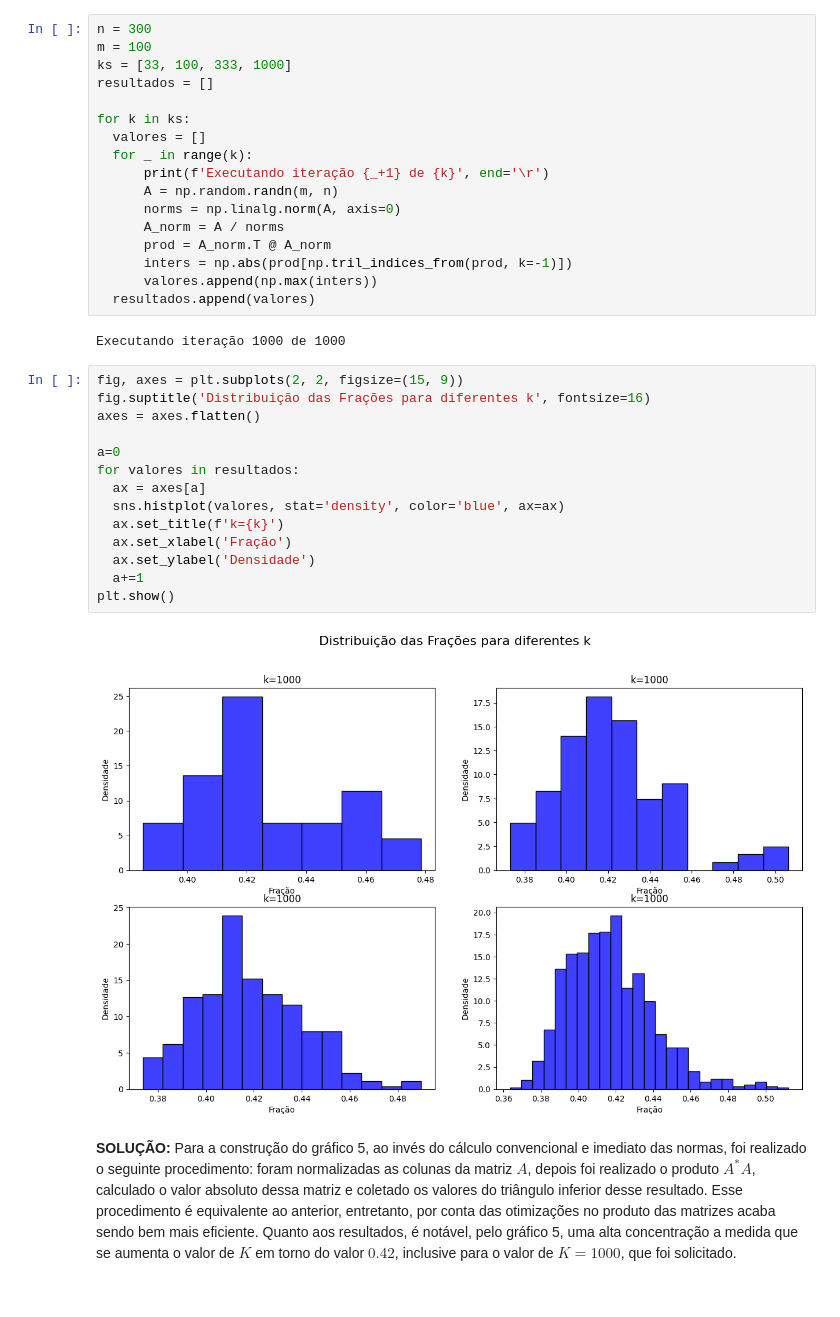
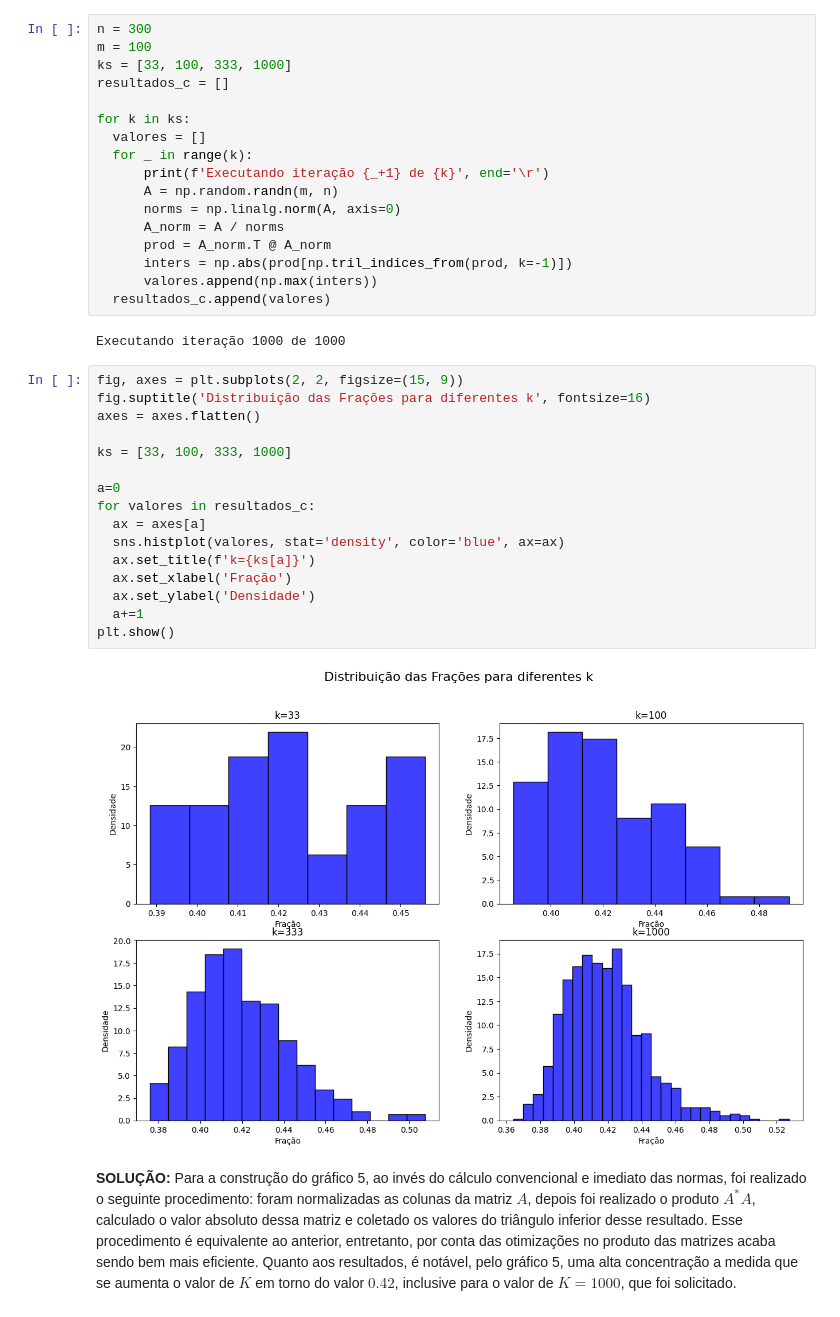
Before and after one commit to ThevezGomes/Projeto-4-ALN, a Jupyter notebook: projeto4_Henrique_Gasparelo_&_Jose_Thevez.ipynb, the cells around one changed output. Drawn from its saved outputs; the diff is of its cells as text.

```diff
--- a/projeto4_Henrique_Gasparelo_&_Jose_Thevez.ipynb
+++ b/projeto4_Henrique_Gasparelo_&_Jose_Thevez.ipynb
@@ -235,7 +247,7 @@ Caso seja usado um valor pequeno de $m$, no caso $m=3$, então, a aproximação
 n = 300
 m = 100
 ks = [33, 100, 333, 1000]
-resultados = []
+resultados_c = []
 
 for k in ks:
   valores = []
@@ -247,25 +259,27 @@ for k in ks:
       prod = A_norm.T @ A_norm
       inters = np.abs(prod[np.tril_indices_from(prod, k=-1)])
       valores.append(np.max(inters))
-  resultados.append(valores)
+  resultados_c.append(valores)
 # %% [output]
 Executando iteração 1000 de 1000
 # %%
 fig, axes = plt.subplots(2, 2, figsize=(15, 9))
 fig.suptitle('Distribuição das Frações para diferentes k', fontsize=16)
 axes = axes.flatten()
 
+ks = [33, 100, 333, 1000]
+
 a=0
-for valores in resultados:
+for valores in resultados_c:
   ax = axes[a]
   sns.histplot(valores, stat='density', color='blue', ax=ax)
-  ax.set_title(f'k={k}')
+  ax.set_title(f'k={ks[a]}')
   ax.set_xlabel('Fração')
   ax.set_ylabel('Densidade')
   a+=1
 plt.show()
 # %% [output]
-[figure, old version]
+[figure, new version]
 # %% [markdown]
 **SOLUÇÃO:** Para a construção do gráfico 5, ao invés do cálculo convencional e imediato das normas, foi realizado o seguinte procedimento: foram normalizadas as colunas da matriz $A$, depois foi realizado o produto $A^*A$, calculado o valor absoluto dessa matriz e coletado os valores do triângulo inferior desse resultado. Esse procedimento é equivalente ao anterior, entretanto, por conta das otimizações no produto das matrizes acaba sendo bem mais eficiente. Quanto aos resultados, é notável, pelo gráfico 5, uma alta concentração a medida que se aumenta o valor de $K$ em torno do valor $0.42$, inclusive para o valor de $K = 1000$, que foi solicitado.
 # %% [markdown]
```
Also changed, not shown: parts of 5 cells of this notebook.
